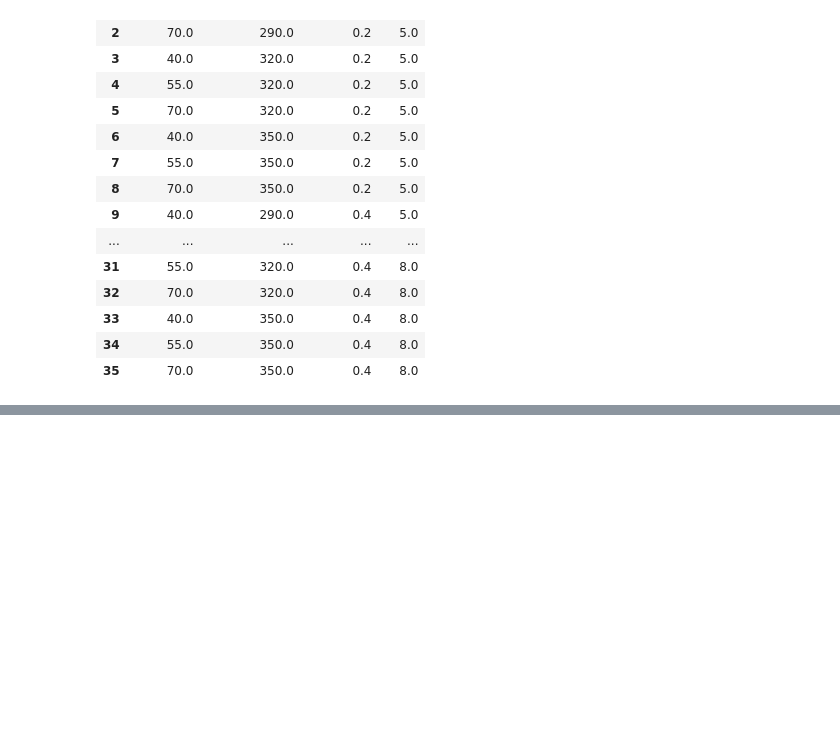
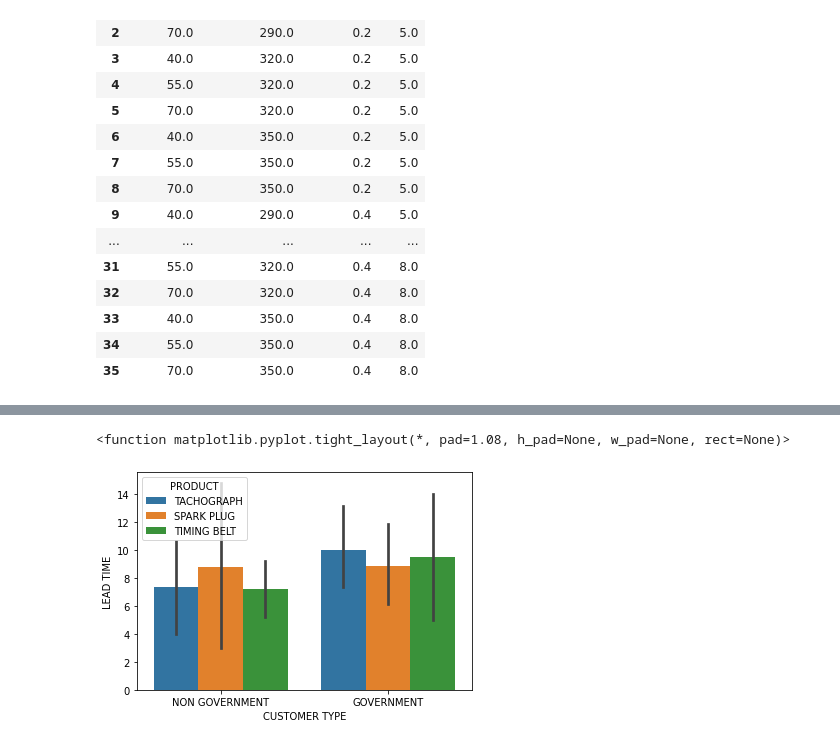
Before and after one commit to pedrohrosabraun/6-sigma, a Jupyter notebook: Calculating metrics.ipynb, the cells around one changed output, grey strips where cells are left out. Drawn from its saved outputs; the diff is of its cells as text; code cells hidden in the pictures; blank space fills up the shorter version.

```diff
--- a/Calculating metrics.ipynb
+++ b/Calculating metrics.ipynb
@@ -506,0 +547,9 @@ build.full_fact(
+# %%
+sns.barplot(x='CUSTOMER TYPE',y= 'LEAD TIME', data=dash,hue='PRODUCT')
+plt.tight_layout
+#botar legenda
+#botar titulo
+# tirar SD
+# %% [output]
+<function matplotlib.pyplot.tight_layout(*, pad=1.08, h_pad=None, w_pad=None, rect=None)>
+[figure, added]
```
Also changed, not shown: parts of 7 cells of this notebook, 2 other files.
